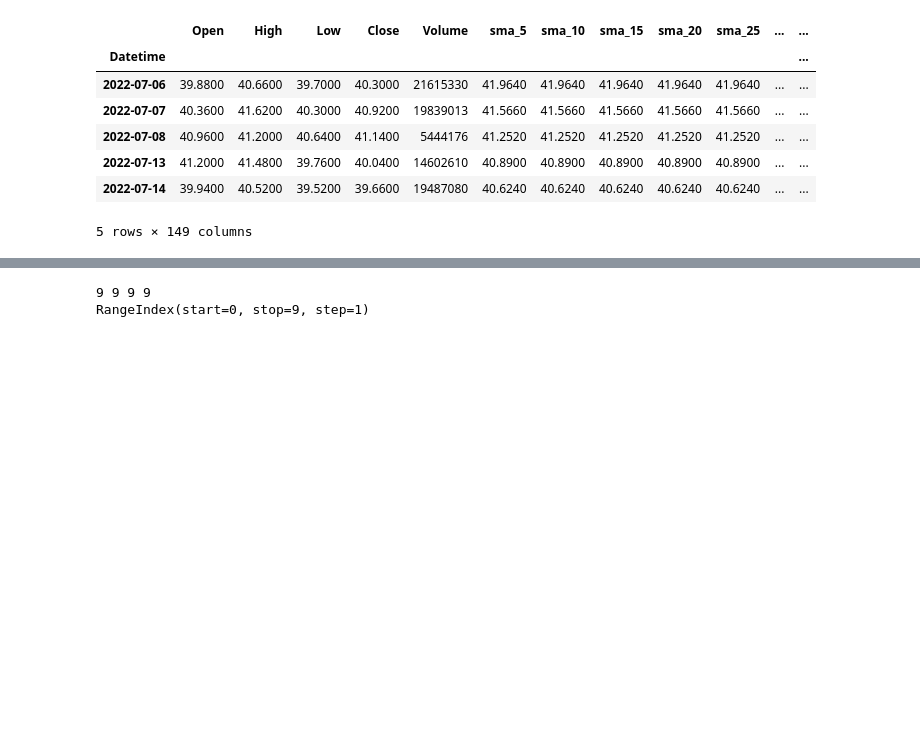
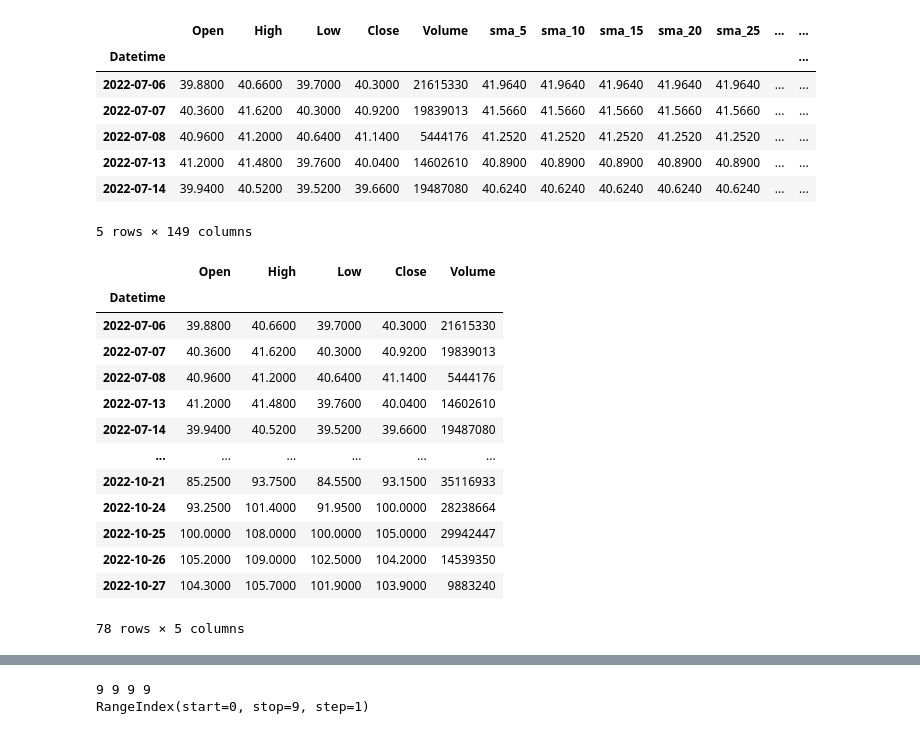
Before and after one commit to kozanakyel/KZ-Engine-Backend, a Jupyter notebook: KZ_project_setup/notebooks/detection_indicators_strategies.ipynb, the cells around one changed output, grey strips where cells are left out. Saved outputs shown, nothing was run; the diff lists cells and outputs as text; code cells hidden in the pictures; blank space fills up the shorter version.

```diff
--- a/KZ_project_setup/notebooks/detection_indicators_strategies.ipynb
+++ b/KZ_project_setup/notebooks/detection_indicators_strategies.ipynb
@@ -37,3 +37,21 @@ df.head()
 | 2022-07-13 | 41.2000 | 41.4800 | 39.7600 | 40.0400 | 14602610 | 40.8900 | 40.8900 | 40.8900 | 40.8900 | 40.8900 | ... | ... |
 | 2022-07-14 | 39.9400 | 40.5200 | 39.5200 | 39.6600 | 19487080 | 40.6240 | 40.6240 | 40.6240 | 40.6240 | 40.6240 | ... | ... |
 5 rows × 149 columns
+# %%
+sample  =df[['Open','High','Low','Close','Volume']].copy()
+sample
+# %% [output]
+|  | Open | High | Low | Close | Volume |
+| Datetime |  |  |  |  |  |
+| 2022-07-06 | 39.8800 | 40.6600 | 39.7000 | 40.3000 | 21615330 |
+| 2022-07-07 | 40.3600 | 41.6200 | 40.3000 | 40.9200 | 19839013 |
+| 2022-07-08 | 40.9600 | 41.2000 | 40.6400 | 41.1400 | 5444176 |
+| 2022-07-13 | 41.2000 | 41.4800 | 39.7600 | 40.0400 | 14602610 |
+| 2022-07-14 | 39.9400 | 40.5200 | 39.5200 | 39.6600 | 19487080 |
+| ... | ... | ... | ... | ... | ... |
+| 2022-10-21 | 85.2500 | 93.7500 | 84.5500 | 93.1500 | 35116933 |
+| 2022-10-24 | 93.2500 | 101.4000 | 91.9500 | 100.0000 | 28238664 |
+| 2022-10-25 | 100.0000 | 108.0000 | 100.0000 | 105.0000 | 29942447 |
+| 2022-10-26 | 105.2000 | 109.0000 | 102.5000 | 104.2000 | 14539350 |
+| 2022-10-27 | 104.3000 | 105.7000 | 101.9000 | 103.9000 | 9883240 |
+78 rows × 5 columns
```
Also changed, not shown: parts of 3 cells of this notebook, 11 other files.
